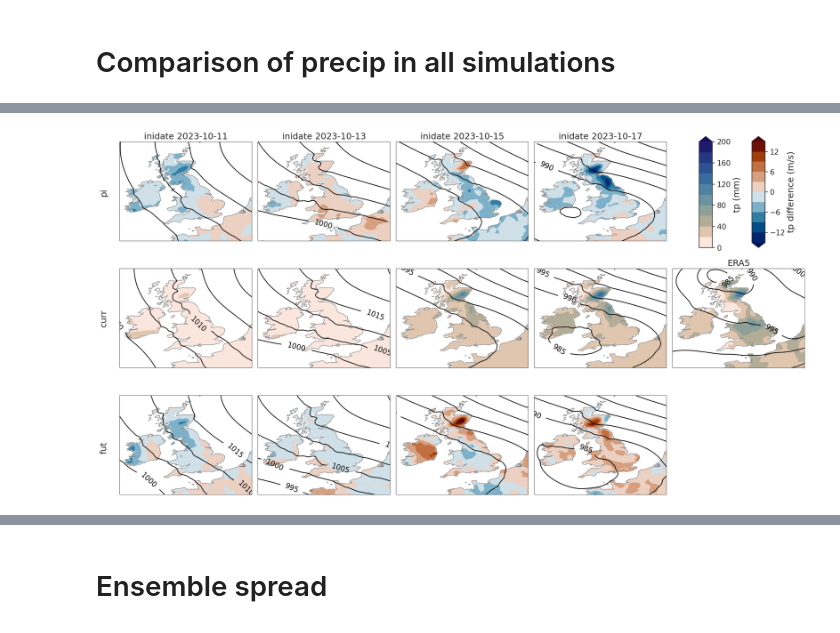
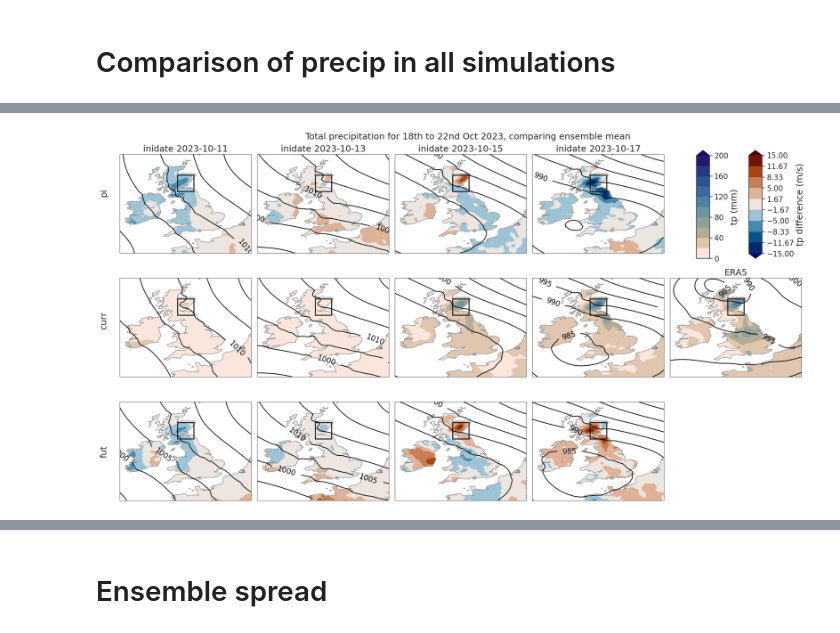
Before and after one commit to shirin-ermis/Storm_Babet, a Jupyter notebook: notebooks/03_total_precip.ipynb, the cells around one changed output, grey strips where cells are left out. Drawn from its saved outputs; the diff is of its cells as text; code cells hidden in the pictures.

Commit message:
box of Aberdeenshire

```diff
--- a/notebooks/03_total_precip.ipynb
+++ b/notebooks/03_total_precip.ipynb
@@ -138,7 +140,7 @@ ERA5: sum up
 
 IFS: Already cumulative from initialisation, just need to subtract precip at start of window
 # %%
-starttime = '2023-10-18 09' # Same as Met Office, https://www.metoffice.gov.uk/binaries/content/assets/metofficegovuk/pdf/weather/learn-about/uk-past-events/interesting/2023/2023_08_storm_babet.pdf
+starttime = '2023-10-19 00' # used to be 18th # Same as Met Office, https://www.metoffice.gov.uk/binaries/content/assets/metofficegovuk/pdf/weather/learn-about/uk-past-events/interesting/2023/2023_08_storm_babet.pdf
 endtime = '2023-10-22 00' # Met Office uses 9 hours more
 # %%
 tp_era = hourly2accum(era5, start_day=starttime, end_day=endtime).tp.sel(time=endtime) # m2mm conversion in function
@@ -337,7 +364,7 @@ for i, inidate in enumerate(inidates):
             cf = ax.contourf(longitude, latitude, tp_vals, clevs_tp, cmap=cm.lapaz_r,
                             transform=projection, zorder = 10, extend = 'max')
         else:
-            clevs_tp = np.linspace(-15, 15, 11)
+            clevs_tp = np.linspace(-15, 15, 10)
             cf_diff = ax.contourf(longitude, latitude, tp_vals, clevs_tp, cmap=cm.vik,
                                   transform=projection, zorder = 10, extend = 'both')
 
@@ -351,6 +378,14 @@ for i, inidate in enumerate(inidates):
         else:
             ax.set_title('', size = str(fs))
 
+        # rectangle for Aberdeenshire box
+        rectangle = patches.Rectangle((-4, 55.5), 2, 2, linewidth=2,
+                                      edgecolor='k',
+                                      facecolor='none',
+                                      transform=projection)
+        ax.add_patch(rectangle)
+        rectangle.set_zorder(17)
+
 # ERA5 or analysis data ----------------------
 latitude = era5.latitude
 longitude = era5.longitude
@@ -360,37 +395,47 @@ tp_vals = tp_era.values
 ax = plt.subplot(3,5,10,projection = projection)
 ax.set_extent(uk, projection)
 ax.add_feature(cfeature.COASTLINE.with_scale('50m'), color = 'grey', zorder = 14)
-ax.add_feature(cfeature.OCEAN, zorder=12, color = 'white')  #zorder > 10
+ax.add_feature(cfeature.OCEAN, zorder=12, color = 'white')  # zorder > 10
 
 # tp as shading
 clevs_tp = np.linspace(tp_min, tp_max, 11)  # 17
 cf = ax.contourf(longitude, latitude, tp_vals, clevs_tp, cmap=cm.lapaz_r,
                 transform=projection, zorder = 10, extend = 'max')
 
 # isobars as contours
 clevs_p = np.arange(p_min, p_max, 5)
 cs = ax.contour(longitude, latitude, p_vals, clevs_p, colors='black',
                 transform=projection, zorder = 16)
 plt.clabel(cs, fmt='%d', fontsize=fs-3)
 ax.set_title("ERA5", size = fs)
+
+# rectangle for Aberdeenshire box
+rectangle = patches.Rectangle((-4, 55.5), 2, 2, linewidth=2,
+                                edgecolor='k',
+                                facecolor='none',
+                                transform=projection)
+ax.add_patch(rectangle)
+rectangle.set_zorder(17)
 
 # Other figure settings -----------------
 ax = plt.subplot(3,5,5)
 ax.axis('off')  # removes subplot frame
 cax = ax.inset_axes([0.2, 0.02, 0.1, 0.95])  # creates inset, [x0,y0, width, height]
 cbar = fig.colorbar(cf, cax=cax, label='tp (mm)', extend = 'max', shrink=0.8)
 cbar.set_label(label='tp (mm)', size=fs)
 cbar.ax.tick_params(labelsize=fs-3)
 
 cax_diff = ax.inset_axes([0.6, 0.02, 0.1, 0.95])  # creates inset, [x0,y0, width, height]
 cbar_diff = fig.colorbar(cf_diff, cax=cax_diff, label='tp difference (mm)', extend = 'both', shrink=0.8)
 cbar_diff.set_label(label='tp difference (m/s)', size=fs)
 cbar_diff.ax.tick_params(labelsize=fs-3)
 plt.figtext(-0.02, 0.82, 'pi', rotation='vertical', size=fs)
 plt.figtext(-0.02, 0.48, 'curr', rotation='vertical', size=fs)
 plt.figtext(-0.02, 0.15, 'fut', rotation='vertical', size=fs)
+plt.suptitle('Total precipitation for 18th to 22nd Oct 2023, comparing ensemble mean', size = fs)
 plt.tight_layout()
 
-# plt.savefig('figures/03_tp_.png')
+plt.savefig('figures/03_tp_all-inidates_all-experiments.png', dpi=300, bbox_inches='tight')
+plt.savefig('figures/03_tp_all-inidates_all-experiments.pdf')
 # %% [output]
-[figure, old version]
+[figure, new version]
```
Also changed, not shown: parts of 8 cells of this notebook, 2 other files.
